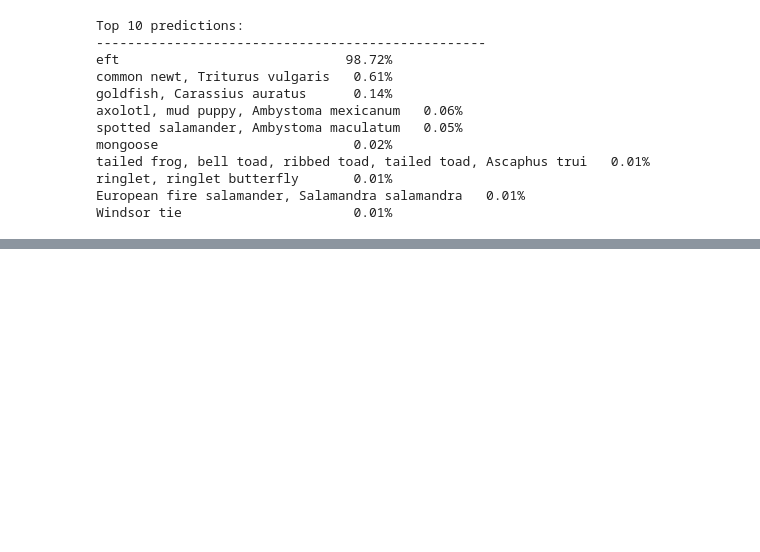
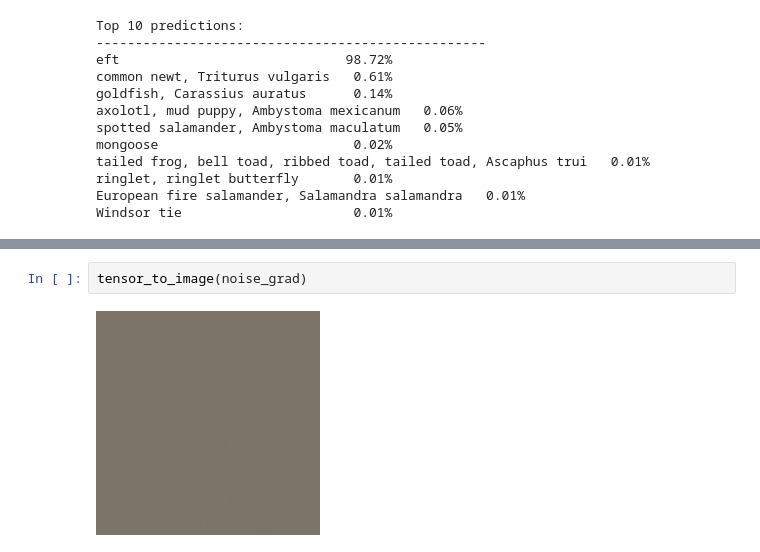
Before and after one commit to MClarke1991/adversarial_noise, a Jupyter notebook: general_implementation.ipynb, the cells around one changed output, grey strips where cells are left out. Saved outputs shown, nothing was run; the diff lists cells and outputs as text; blank space fills up the shorter version.

```diff
--- a/general_implementation.ipynb
+++ b/general_implementation.ipynb
@@ -143,0 +178,4 @@ Windsor tie                      0.01%
+# %%
+tensor_to_image(noise_grad)
+# %% [output]
+[figure, added]
```
Also changed, not shown: parts of 5 cells of this notebook.
